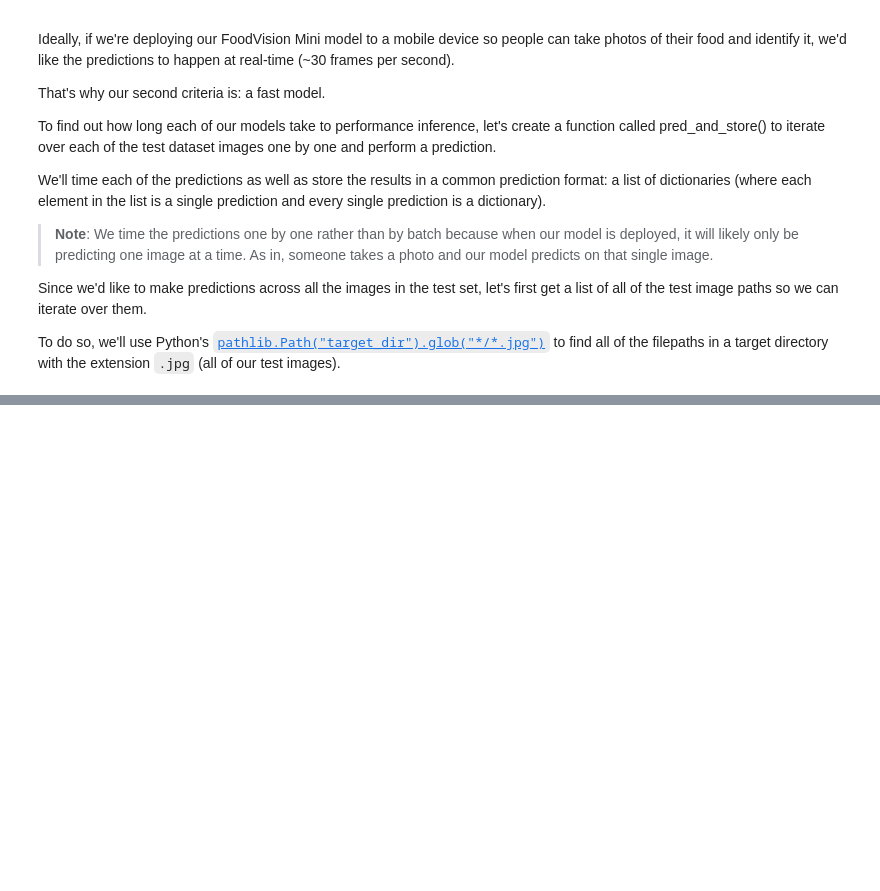
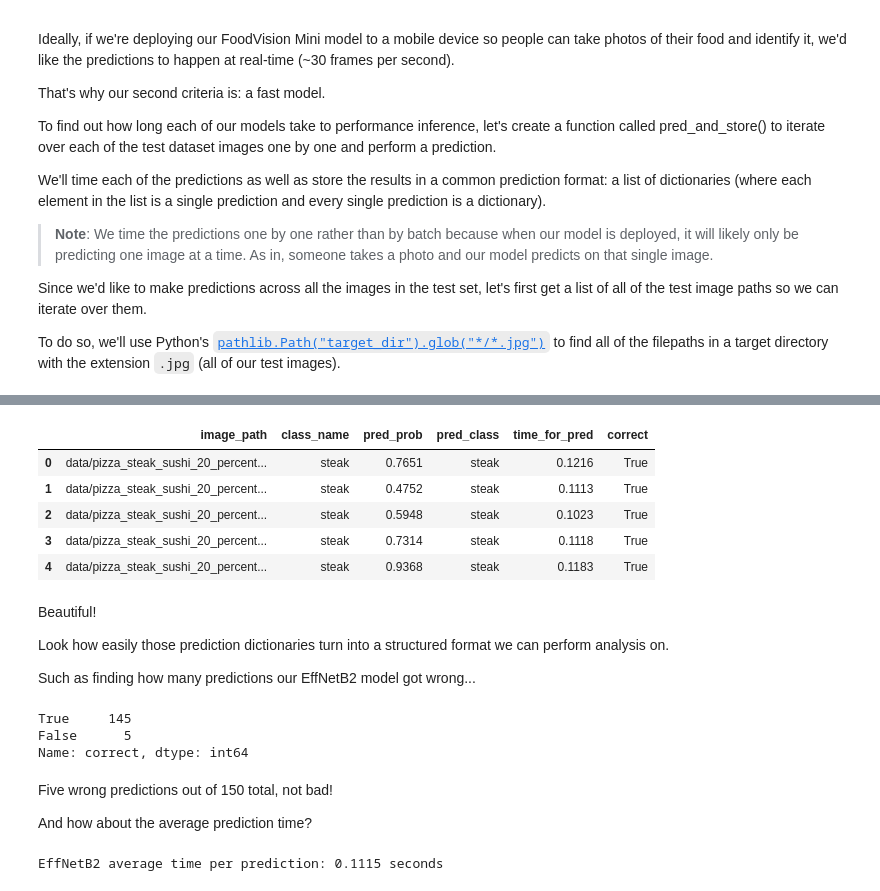
Before and after one commit to yhs2773/PyTorch-for-Deep-Learning-Machine-Learning-Full-Course, a Jupyter notebook: notebooks/09_pytorch_model_deployment.ipynb, the cells around one changed output, grey strips where cells are left out. Cells and saved outputs as stored; diff of their text form; code cells hidden in the pictures; blank space fills up the shorter version.

```diff
--- a/notebooks/09_pytorch_model_deployment.ipynb
+++ b/notebooks/09_pytorch_model_deployment.ipynb
@@ -931,0 +1036,7 @@ test_data_paths[:5]
+# %%
+# Make predictions across test dataset with EffNetB2
+effnetb2_test_pred_dicts = pred_and_store(paths=test_data_paths,
+                                          model=effnetb2,
+                                          transform=effnetb2_transforms,
+                                          class_names=class_names,
+                                          device="cpu") # make predictions on CPU
@@ -931,0 +1071,36 @@ test_data_paths[:5]
+# %%
+# Turn the test_pred_dicts into a DataFrame
+import pandas as pd
+
+effnetb2_test_pred_df = pd.DataFrame(effnetb2_test_pred_dicts)
+effnetb2_test_pred_df.head()
+# %% [output]
+|  | image_path | class_name | pred_prob | pred_class | time_for_pred | correct |
+| 0 | data/pizza_steak_sushi_20_percent... | steak | 0.7651 | steak | 0.1216 | True |
+| 1 | data/pizza_steak_sushi_20_percent... | steak | 0.4752 | steak | 0.1113 | True |
+| 2 | data/pizza_steak_sushi_20_percent... | steak | 0.5948 | steak | 0.1023 | True |
+| 3 | data/pizza_steak_sushi_20_percent... | steak | 0.7314 | steak | 0.1118 | True |
+| 4 | data/pizza_steak_sushi_20_percent... | steak | 0.9368 | steak | 0.1183 | True |
+# %% [markdown]
+Beautiful!
+
+Look how easily those prediction dictionaries turn into a structured format we can perform analysis on.
+
+Such as finding how many predictions our EffNetB2 model got wrong...
+# %%
+# Check the number of correct predictions
+effnetb2_test_pred_df.correct.value_counts()
+# %% [output]
+True     145
+False      5
+Name: correct, dtype: int64
+# %% [markdown]
+Five wrong predictions out of 150 total, not bad!
+
+And how about the average prediction time?
+# %%
+# Find the average time per prediction
+effnetb2_average_time_per_pred = round(effnetb2_test_pred_df.time_for_pred.mean(), 4)
+print(f"EffNetB2 average time per prediction: {effnetb2_average_time_per_pred} seconds")
+# %% [output]
+EffNetB2 average time per prediction: 0.1115 seconds
```
Also changed, not shown: parts of 35 cells of this notebook.
